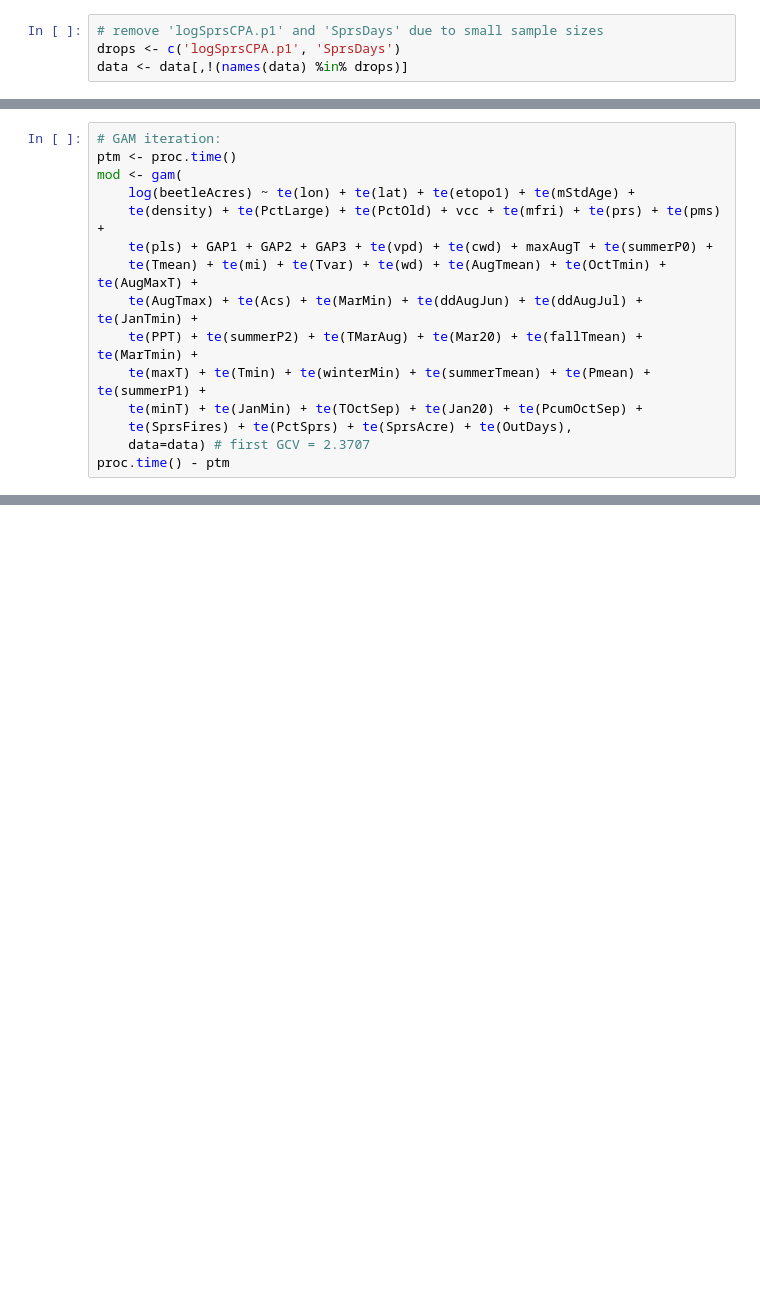
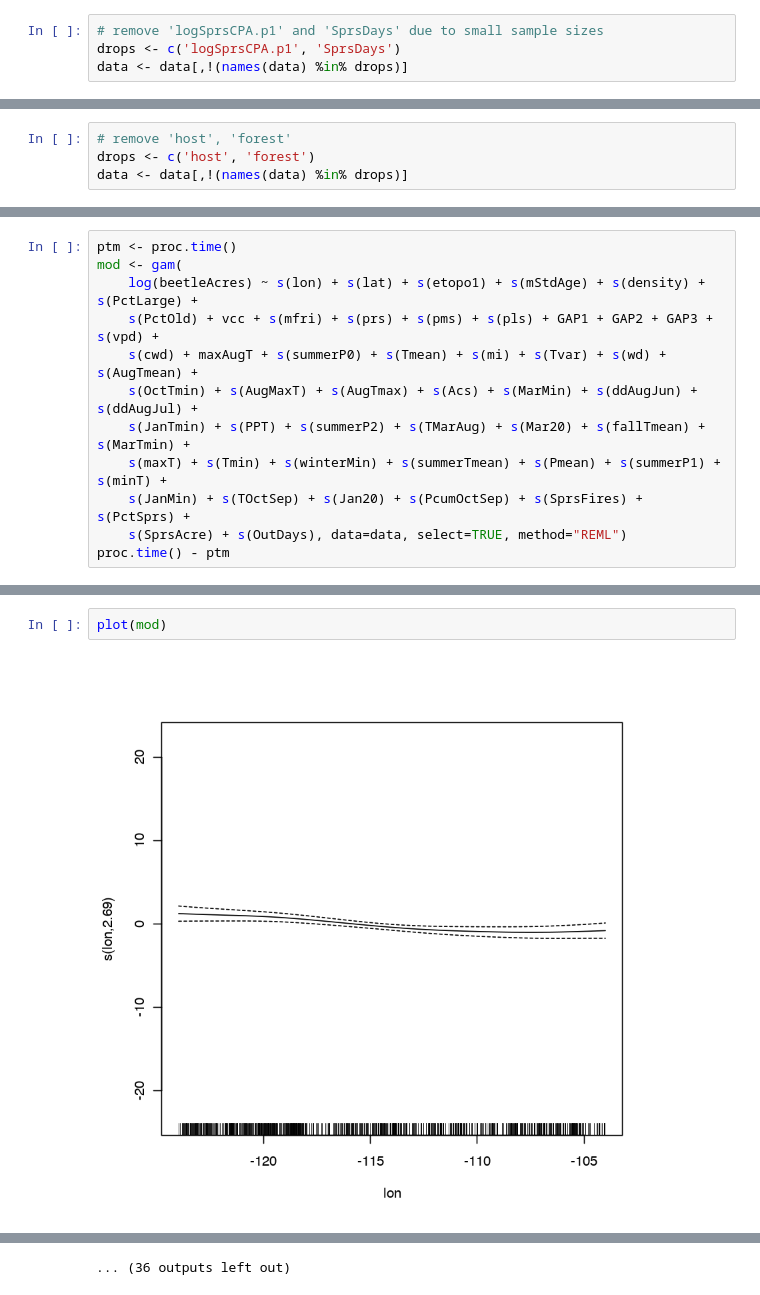
Before and after one commit to dongmeic/suppression, a Jupyter notebook: R/Chapter4_GAM.ipynb, the cells around one changed output, grey strips where cells are left out. Drawn from its saved outputs; the diff is of its cells as text; blank space fills up the shorter version.

Commit message:
GAM variable selection

```diff
--- a/R/Chapter4_GAM.ipynb
+++ b/R/Chapter4_GAM.ipynb
@@ -48,0 +41,4 @@ te(lon) + te(lat) + te(etopo1) + te(host) + te(forest) + te(mStdAge) + te(densit
+# %%
+# remove 'host', 'forest'
+drops <- c('host', 'forest')
+data <- data[,!(names(data) %in% drops)]
@@ -49,17 +58,14 @@ te(lon) + te(lat) + te(etopo1) + te(host) + te(forest) + te(mStdAge) + te(densit
 # %%
-# GAM iteration:
 ptm <- proc.time()
 mod <- gam(
-    log(beetleAcres) ~ te(lon) + te(lat) + te(etopo1) + te(mStdAge) +
-    te(density) + te(PctLarge) + te(PctOld) + vcc + te(mfri) + te(prs) + te(pms) +
-    te(pls) + GAP1 + GAP2 + GAP3 + te(vpd) + te(cwd) + maxAugT + te(summerP0) +
-    te(Tmean) + te(mi) + te(Tvar) + te(wd) + te(AugTmean) + te(OctTmin) + te(AugMaxT) +
-    te(AugTmax) + te(Acs) + te(MarMin) + te(ddAugJun) + te(ddAugJul) + te(JanTmin) +
-    te(PPT) + te(summerP2) + te(TMarAug) + te(Mar20) + te(fallTmean) + te(MarTmin) +
-    te(maxT) + te(Tmin) + te(winterMin) + te(summerTmean) + te(Pmean) + te(summerP1) +
-    te(minT) + te(JanMin) + te(TOctSep) + te(Jan20) + te(PcumOctSep) +
-    te(SprsFires) + te(PctSprs) + te(SprsAcre) + te(OutDays),
-    data=data) # first GCV = 2.3707
+    log(beetleAcres) ~ s(lon) + s(lat) + s(etopo1) + s(mStdAge) + s(density) + s(PctLarge) +
+    s(PctOld) + vcc + s(mfri) + s(prs) + s(pms) + s(pls) + GAP1 + GAP2 + GAP3 + s(vpd) +
+    s(cwd) + maxAugT + s(summerP0) + s(Tmean) + s(mi) + s(Tvar) + s(wd) + s(AugTmean) +
+    s(OctTmin) + s(AugMaxT) + s(AugTmax) + s(Acs) + s(MarMin) + s(ddAugJun) + s(ddAugJul) +
+    s(JanTmin) + s(PPT) + s(summerP2) + s(TMarAug) + s(Mar20) + s(fallTmean) + s(MarTmin) +
+    s(maxT) + s(Tmin) + s(winterMin) + s(summerTmean) + s(Pmean) + s(summerP1) + s(minT) +
+    s(JanMin) + s(TOctSep) + s(Jan20) + s(PcumOctSep) + s(SprsFires) + s(PctSprs) +
+    s(SprsAcre) + s(OutDays), data=data, select=TRUE, method="REML")
 proc.time() - ptm
 # %% [output]
    user  system elapsed
@@ -66,0 +93,4 @@ proc.time() - ptm
+# %%
+plot(mod)
+# %% [output]
+[figure, added]
@@ -66,0 +108 @@ proc.time() - ptm
+... (36 outputs left out)
```
Also changed, not shown: parts of 5 cells of this notebook.
